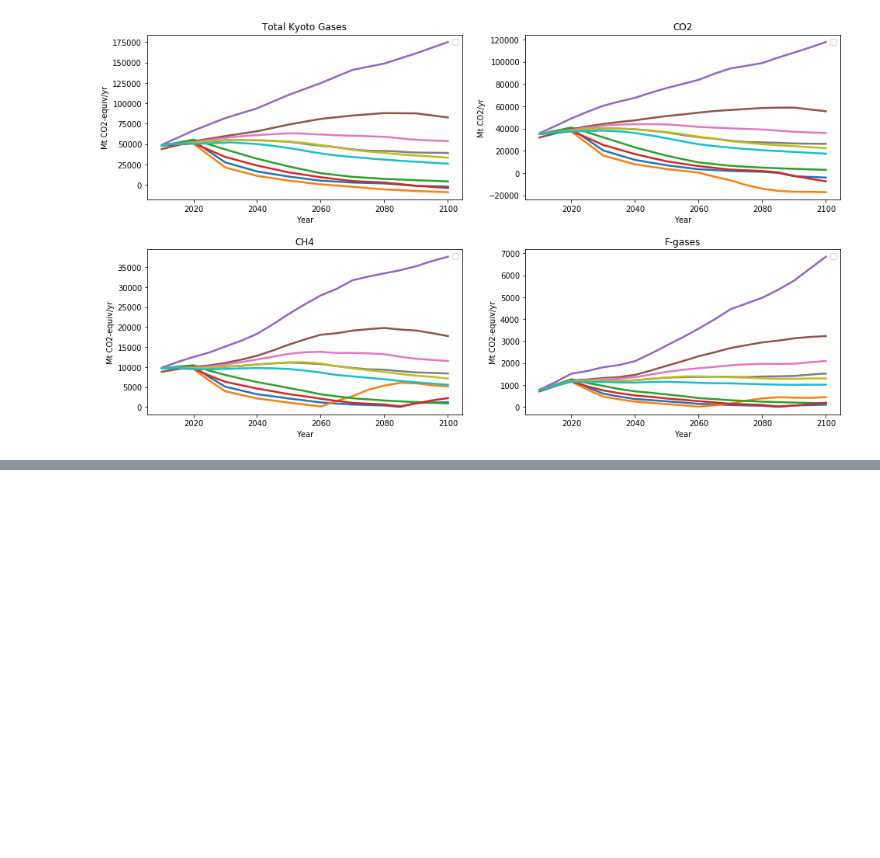
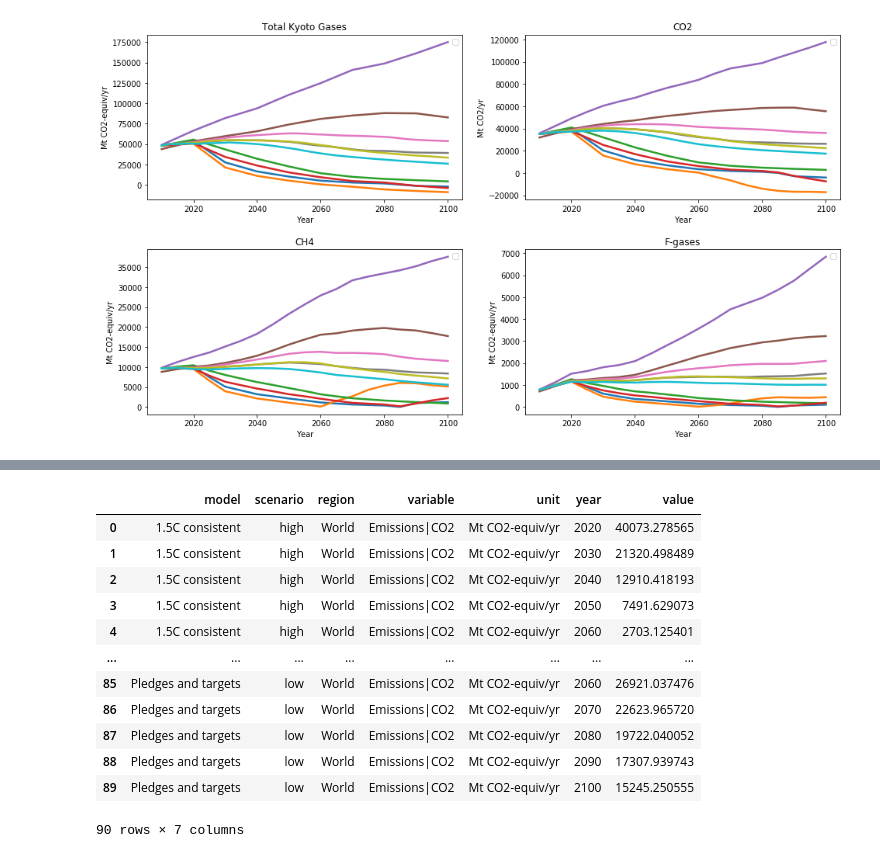
Before and after one commit to GranthamImperial/silicone_examples, a Jupyter notebook: notebooks/Split_up_kyoto_gases.ipynb, the cells around one changed output, grey strips where cells are left out. Cells and saved outputs as stored; diff of their text form; code cells hidden in the pictures; blank space fills up the shorter version.

```diff
--- a/notebooks/Split_up_kyoto_gases.ipynb
+++ b/notebooks/Split_up_kyoto_gases.ipynb
@@ -139,0 +160,16 @@ results.filter(variable="Emissions|F-Gases").line_plot(ax=ax, linewidth = 2.5, l
+# %%
+infilled_co2.data
+# %% [output]
+|  | model | scenario | region | variable | unit | year | value |
+| 0 | 1.5C consistent | high | World | Emissions|CO2 | Mt CO2-equiv/yr | 2020 | 40073.278565 |
+| 1 | 1.5C consistent | high | World | Emissions|CO2 | Mt CO2-equiv/yr | 2030 | 21320.498489 |
+| 2 | 1.5C consistent | high | World | Emissions|CO2 | Mt CO2-equiv/yr | 2040 | 12910.418193 |
+| 3 | 1.5C consistent | high | World | Emissions|CO2 | Mt CO2-equiv/yr | 2050 | 7491.629073 |
+| 4 | 1.5C consistent | high | World | Emissions|CO2 | Mt CO2-equiv/yr | 2060 | 2703.125401 |
+| ... | ... | ... | ... | ... | ... | ... | ... |
+| 85 | Pledges and targets | low | World | Emissions|CO2 | Mt CO2-equiv/yr | 2060 | 26921.037476 |
+| 86 | Pledges and targets | low | World | Emissions|CO2 | Mt CO2-equiv/yr | 2070 | 22623.965720 |
+| 87 | Pledges and targets | low | World | Emissions|CO2 | Mt CO2-equiv/yr | 2080 | 19722.040052 |
+| 88 | Pledges and targets | low | World | Emissions|CO2 | Mt CO2-equiv/yr | 2090 | 17307.939743 |
+| 89 | Pledges and targets | low | World | Emissions|CO2 | Mt CO2-equiv/yr | 2100 | 15245.250555 |
+90 rows × 7 columns
```
Also changed, not shown: parts of 8 cells of this notebook, 1 other file.
